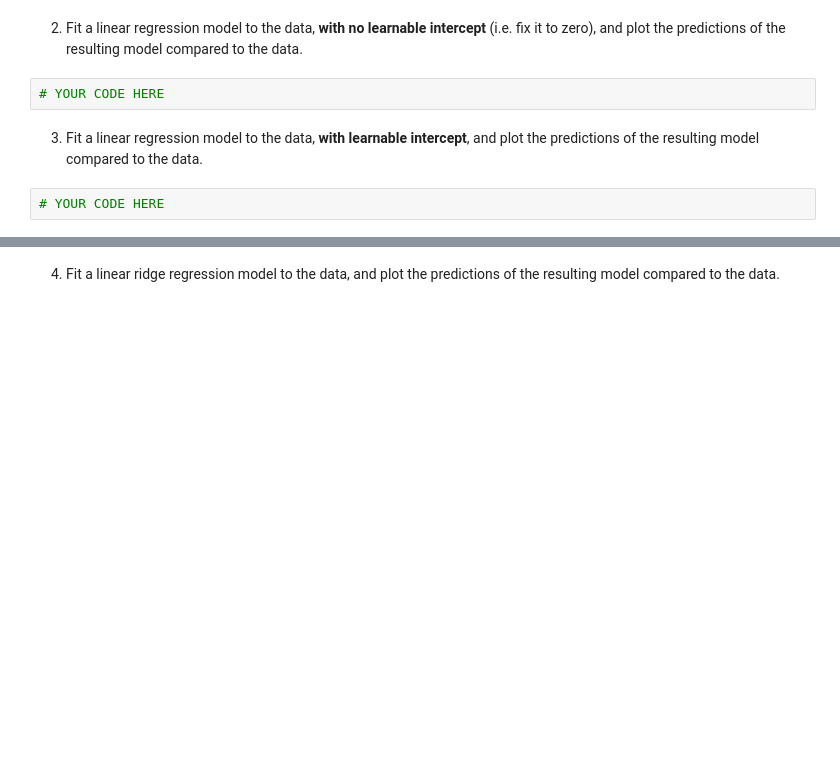
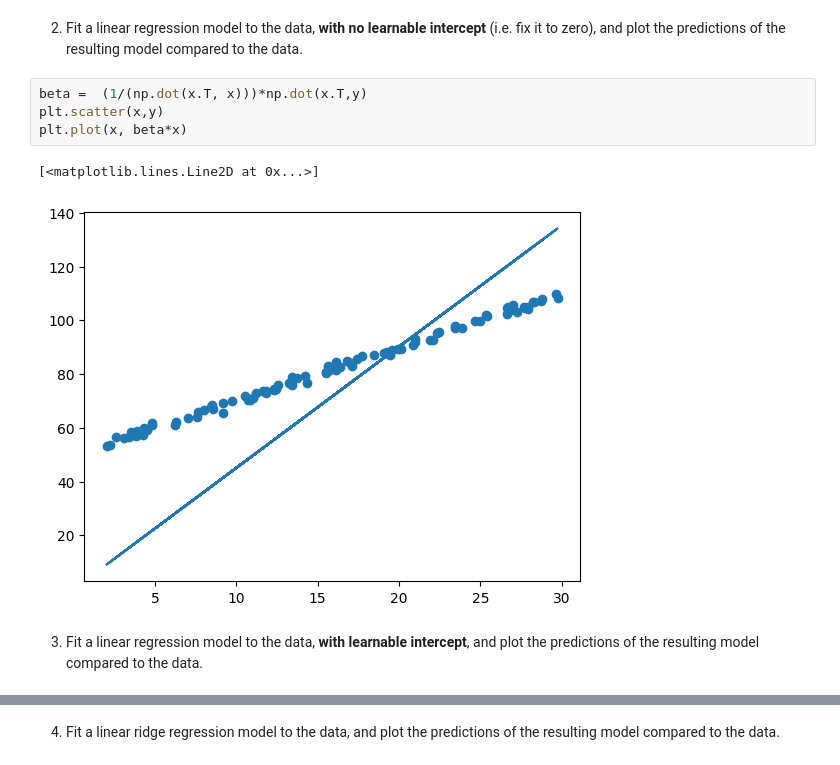
Before and after one commit to alessimichele/adv-ml-units, a Jupyter notebook: notebooks/AdvML_UniTS_2023_Lab_02_Kernel_ridge_regression_and_kPCA.ipynb, the cells around one changed output, grey strips where cells are left out. Drawn from its saved outputs; the diff is of its cells as text; blank space fills up the shorter version.

```diff
--- a/notebooks/AdvML_UniTS_2023_Lab_02_Kernel_ridge_regression_and_kPCA.ipynb
+++ b/notebooks/AdvML_UniTS_2023_Lab_02_Kernel_ridge_regression_and_kPCA.ipynb
@@ -28,8 +34,11 @@ from sklearn.datasets import make_moons
 # %% [markdown]
 2. Fit a linear regression model to the data, **with no learnable intercept** (i.e. fix it to zero), and plot the predictions of the resulting model compared to the data.
-# %%
-# YOUR CODE HERE
+# %%
+beta =  (1/(np.dot(x.T, x)))*np.dot(x.T,y)
+plt.scatter(x,y)
+plt.plot(x, beta*x)
+# %% [output]
+[<matplotlib.lines.Line2D at 0x...>]
+[figure, added]
 # %% [markdown]
 3. Fit a linear regression model to the data, **with learnable intercept**, and plot the predictions of the resulting model compared to the data.
-# %%
-# YOUR CODE HERE
```
Also changed, not shown: parts of 8 cells of this notebook.
